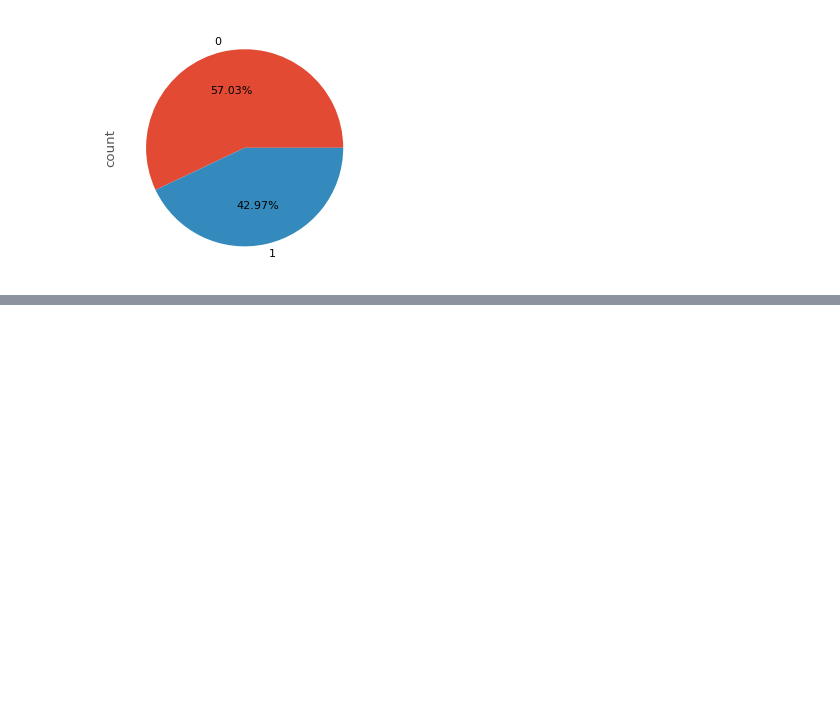
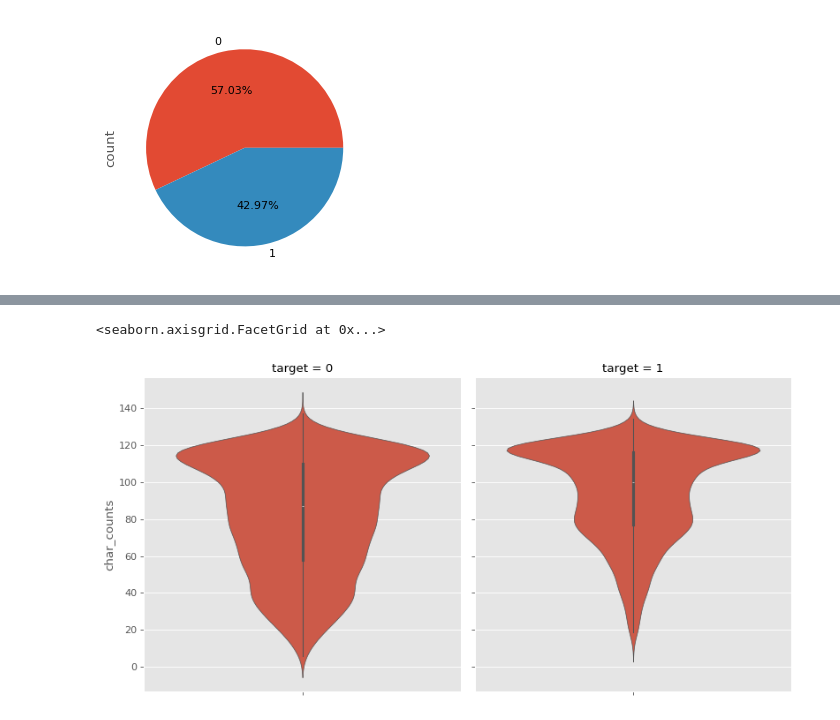
Before and after one commit to bbhargava/Bert_Basic_Movie_review, a Jupyter notebook: Disaster_Tweet_Classification.ipynb, the cells around one changed output, grey strips where cells are left out. Saved outputs shown, nothing was run; the diff lists cells and outputs as text; code cells hidden in the pictures; blank space fills up the shorter version.

```diff
--- a/Disaster_Tweet_Classification.ipynb
+++ b/Disaster_Tweet_Classification.ipynb
@@ -80,0 +143,5 @@ tweet['target'].value_counts().plot.pie(autopct='%1.2f%%')
+# %%
+sns.catplot(y='char_counts',data=tweet, kind='violin', col='target')
+# %% [output]
+<seaborn.axisgrid.FacetGrid at 0x...>
+[figure, added]
```
Also changed, not shown: parts of 8 cells of this notebook.
